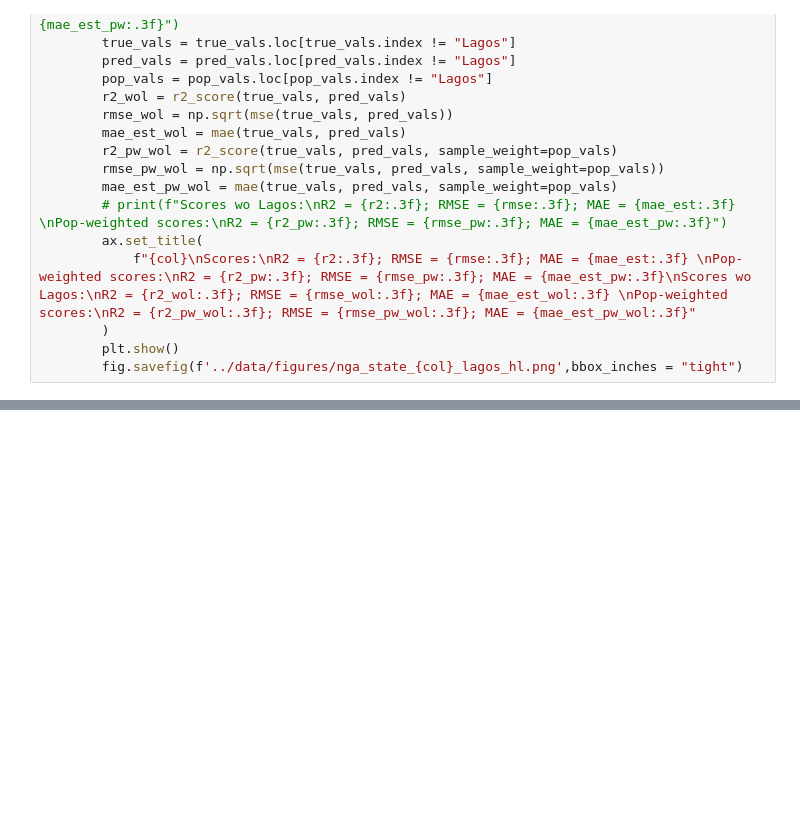
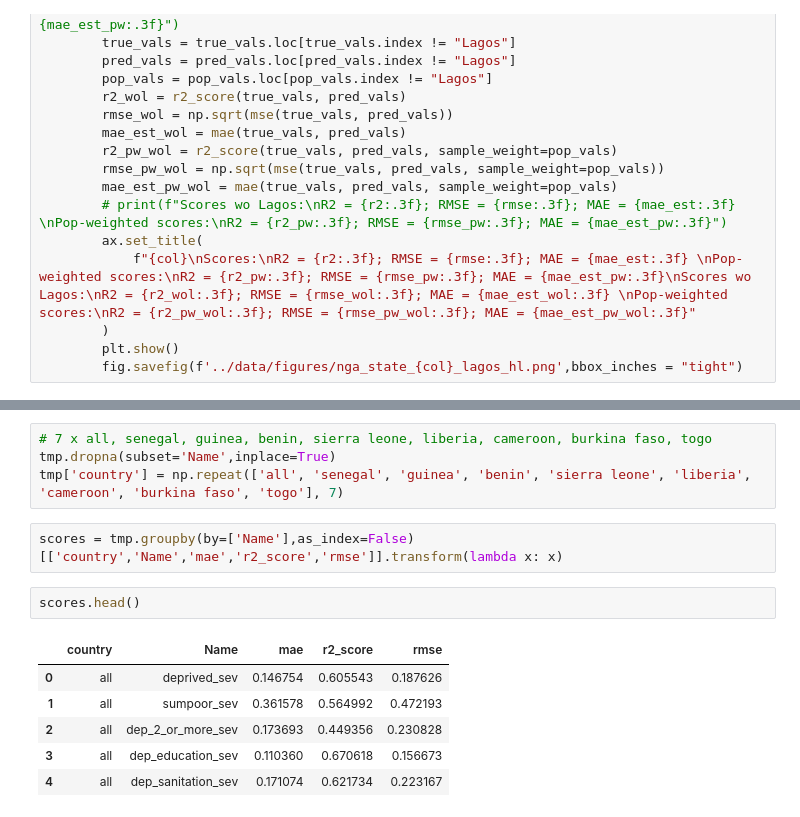
Before and after one commit to DSSGxUK/s22_savethechildren, a Jupyter notebook: notebooks/data_cleaning_v2.ipynb, the cells around one changed output, grey strips where cells are left out. Cells and saved outputs as stored; diff of their text form; blank space fills up the shorter version.

```diff
--- a/notebooks/data_cleaning_v2.ipynb
+++ b/notebooks/data_cleaning_v2.ipynb
@@ -1284,0 +1298,15 @@ for true_col in true_cols:
+# %%
+# 7 x all, senegal, guinea, benin, sierra leone, liberia, cameroon, burkina faso, togo
+tmp.dropna(subset='Name',inplace=True)
+tmp['country'] = np.repeat(['all', 'senegal', 'guinea', 'benin', 'sierra leone', 'liberia', 'cameroon', 'burkina faso', 'togo'], 7)
+# %%
+scores = tmp.groupby(by=['Name'],as_index=False)[['country','Name','mae','r2_score','rmse']].transform(lambda x: x)
+# %%
+scores.head()
+# %% [output]
+|  | country | Name | mae | r2_score | rmse |
+| 0 | all | deprived_sev | 0.146754 | 0.605543 | 0.187626 |
+| 1 | all | sumpoor_sev | 0.361578 | 0.564992 | 0.472193 |
+| 2 | all | dep_2_or_more_sev | 0.173693 | 0.449356 | 0.230828 |
+| 3 | all | dep_education_sev | 0.110360 | 0.670618 | 0.156673 |
+| 4 | all | dep_sanitation_sev | 0.171074 | 0.621734 | 0.223167 |
```
Also changed, not shown: parts of 5 cells of this notebook.
